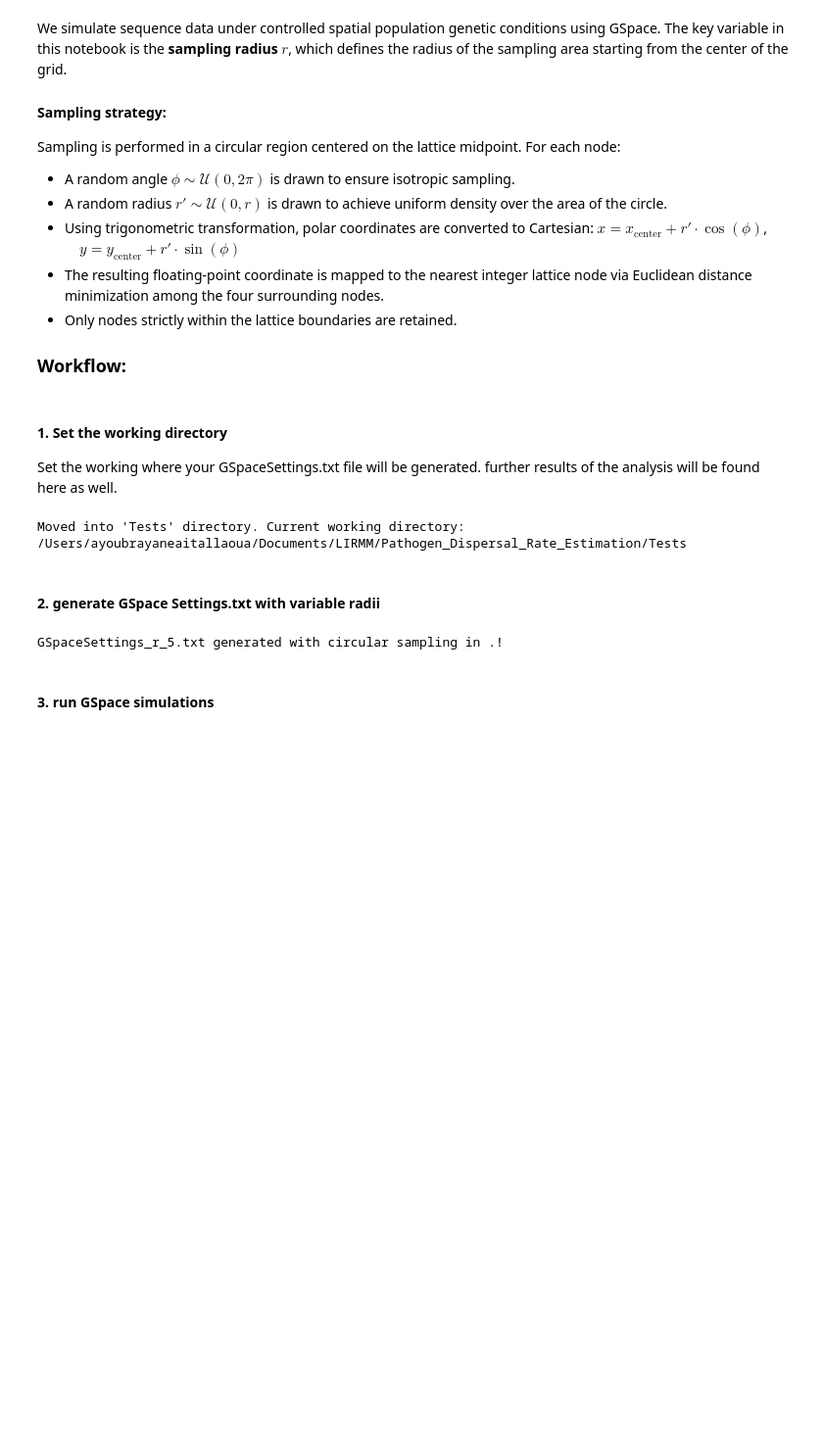
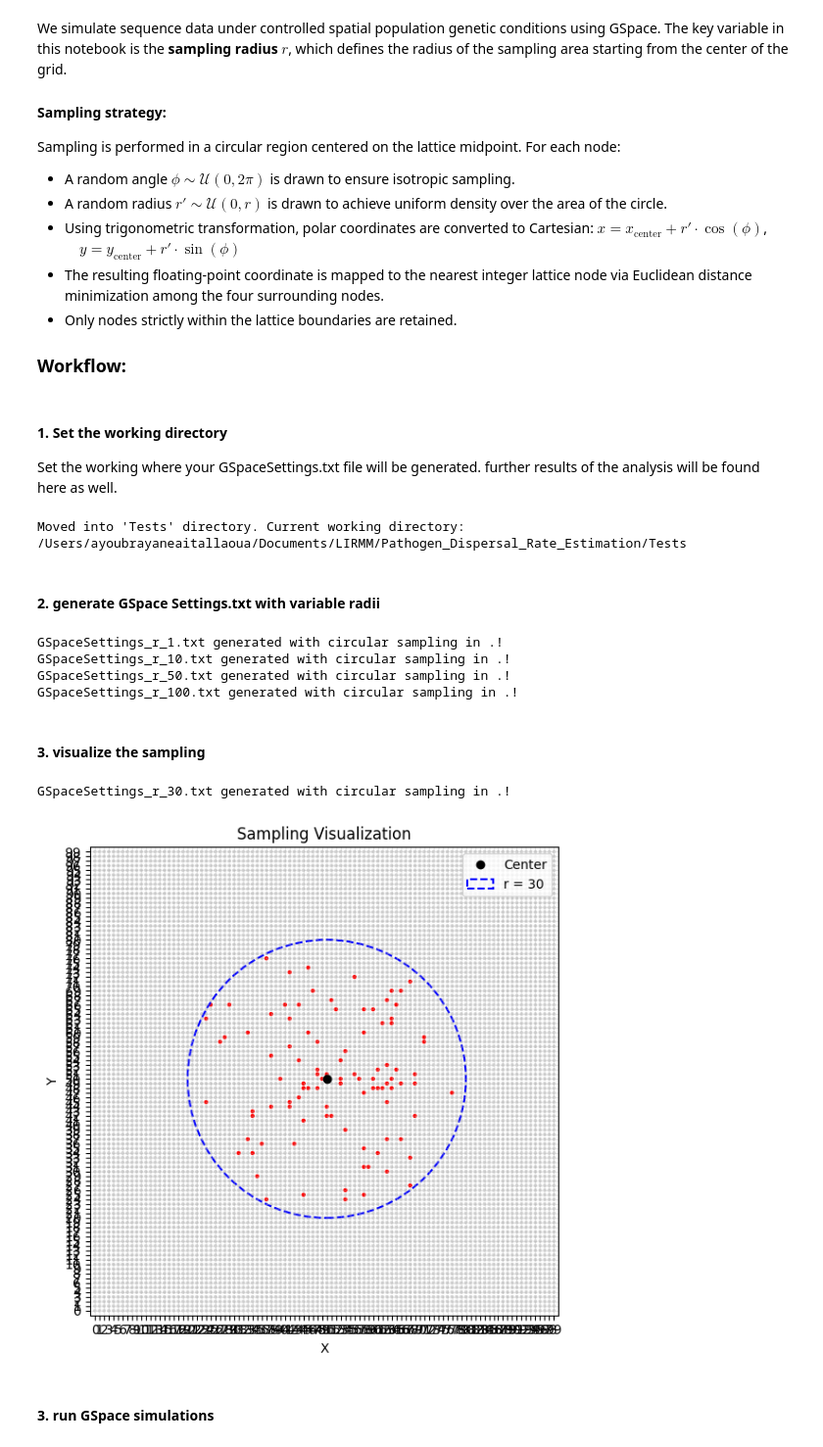
Before and after one commit to rayaneaitallaoua/Pathogen_Dispersal_Rate_Estimation, a Jupyter notebook: BEAST_dispersal_rate_analysis_circular_sample.ipynb, the cells around one changed output. Shown at 98% size. Saved outputs shown, nothing was run; the diff lists cells and outputs as text; code cells hidden in the pictures; blank space fills up the shorter version.

Commit message:
addition of visualization for the sampling

```diff
--- a/BEAST_dispersal_rate_analysis_circular_sample.ipynb
+++ b/BEAST_dispersal_rate_analysis_circular_sample.ipynb
@@ -40,10 +40,24 @@ Moved into 'Tests' directory. Current working directory: /Users/ayoubrayaneaital
 # %% [markdown]
 #### 2. generate GSpace Settings.txt with variable radii
 # %%
-for radius in radii:
-    generate_gspace_settings_circular_sample(r=radius, mutation_rate=g_mutation_rate)
+#for radius in radii:
+generate_gspace_settings_circular_sample(r=50, mutation_rate=g_mutation_rate)
 # %% [output]
-GSpaceSettings_r_5.txt generated with circular sampling in .!
+GSpaceSettings_r_1.txt generated with circular sampling in .!
+GSpaceSettings_r_10.txt generated with circular sampling in .!
+GSpaceSettings_r_50.txt generated with circular sampling in .!
+GSpaceSettings_r_100.txt generated with circular sampling in .!
+# %% [markdown]
+#### 3. visualize the sampling
+# %%
+lattice_size_x = 100
+lattice_size_y = 100
+r = 30
+data = generate_gspace_settings_circular_sample(lattice_size_x=lattice_size_x, lattice_size_y=lattice_size_y,r=r, mutation_rate=g_mutation_rate, num_sampled_nodes=100)
+plot_sampling(100,100,data,r)
+# %% [output]
+GSpaceSettings_r_30.txt generated with circular sampling in .!
+[figure, added]
 # %% [markdown]
 #### 3. run GSpace simulations
 # %%
```
Also changed, not shown: parts of 2 cells of this notebook.
